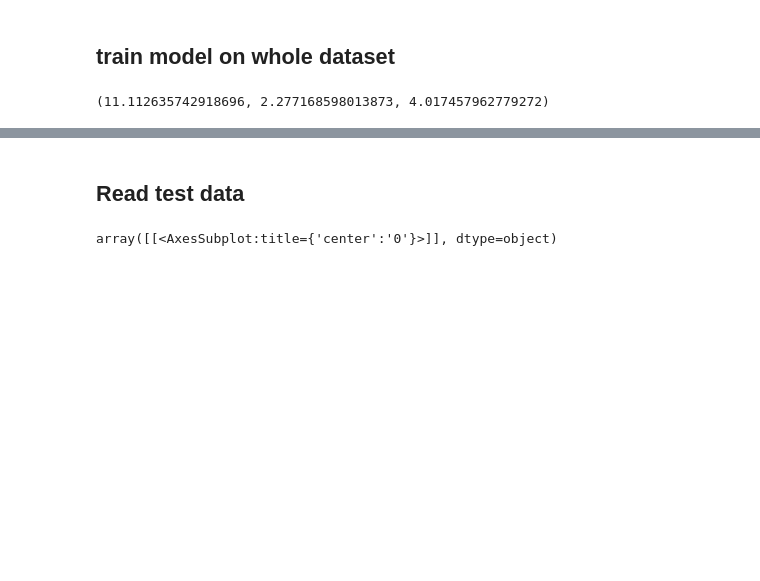
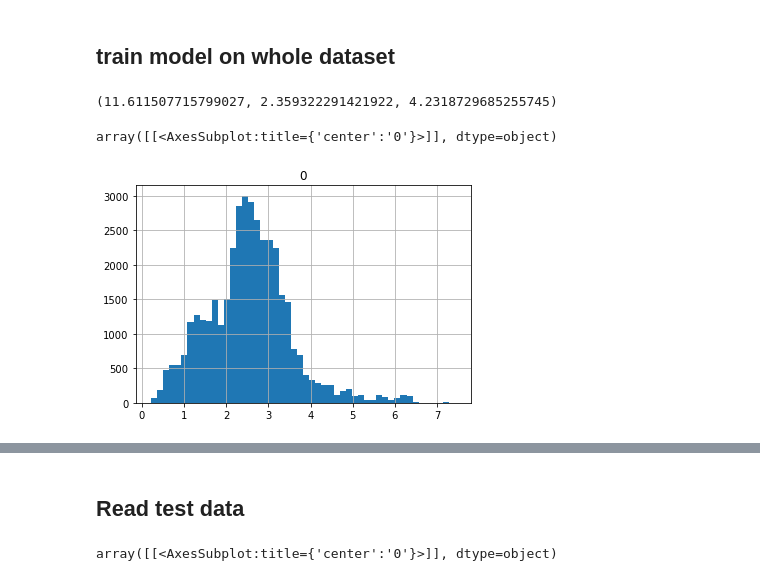
Before and after one commit to elxl/Decisionaid-ML, a Jupyter notebook: xgboost_distance.ipynb, the cells around one changed output, grey strips where cells are left out. Cells and saved outputs as stored; diff of their text form; code cells hidden in the pictures; blank space fills up the shorter version.

```diff
--- a/xgboost_distance.ipynb
+++ b/xgboost_distance.ipynb
@@ -174,9 +173,9 @@ search.cv_results_
 ## train model on whole dataset
 # %%
 ## model parameter from search results
-model = xgb.XGBRegressor(objective='reg:squarederror',
+model = xgb.XGBRegressor(objective='reg:squarederror', # reg:squarederror
                          n_estimators = 100,
-                         learning_rate=0.0779, # from hyperparameter search
+                         learning_rate=0.0399,
                          max_depth=4,
                          n_jobs=-1,
                          random_state=42,
@@ -188,4 +187,9 @@ model.fit(X_train_val, y_train_val)
 y_train_val_pred = model.predict(X_train_val)
 print(mse_mae_mape(y_train_val, y_train_val_pred))
 # %% [output]
-(11.112635742918696, 2.277168598013873, 4.017457962779272)
+(11.611507715799027, 2.359322291421922, 4.2318729685255745)
+# %%
+pd.DataFrame(y_train_val_pred).hist(bins=50)
+# %% [output]
+array([[<AxesSubplot:title={'center':'0'}>]], dtype=object)
+[figure, added]
```
Also changed, not shown: parts of 14 cells of this notebook, 12 other files.
